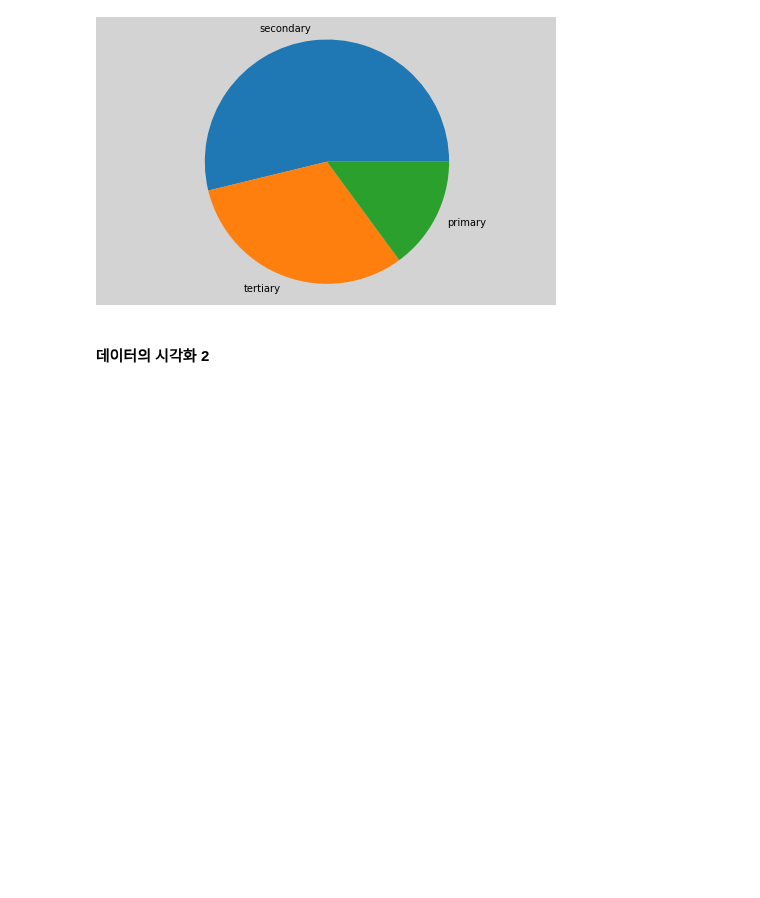
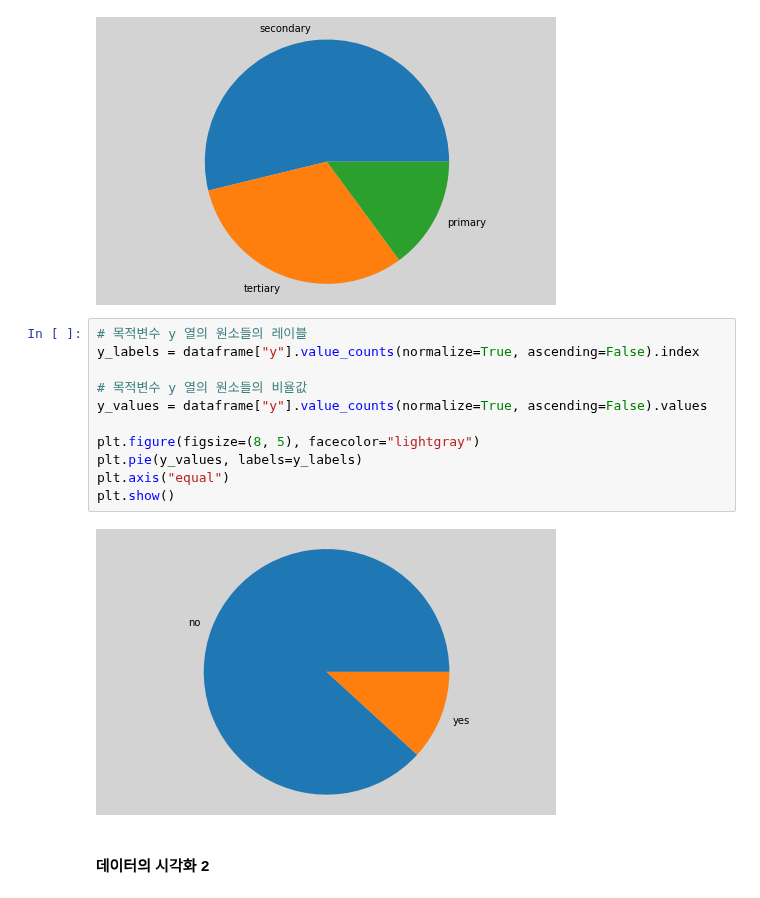
Before and after one commit to seonghyeokcho/Python, a Jupyter notebook: 01_basic_notion/pre-processing_technique.ipynb, the cells around one changed output. Cells and saved outputs as stored; diff of their text form; blank space fills up the shorter version.

```diff
--- a/01_basic_notion/pre-processing_technique.ipynb
+++ b/01_basic_notion/pre-processing_technique.ipynb
@@ -269,6 +269,19 @@ plt.axis("equal")
 plt.show()
 # %% [output]
 [figure]
+# %%
+# 목적변수 y 열의 원소들의 레이블
+y_labels = dataframe["y"].value_counts(normalize=True, ascending=False).index
+
+# 목적변수 y 열의 원소들의 비율값
+y_values = dataframe["y"].value_counts(normalize=True, ascending=False).values
+
+plt.figure(figsize=(8, 5), facecolor="lightgray")
+plt.pie(y_values, labels=y_labels)
+plt.axis("equal")
+plt.show()
+# %% [output]
+[figure, added]
 # %% [markdown]
 #### 데이터의 시각화 2
 # %%
```
Also changed, not shown: parts of 3 cells of this notebook.
